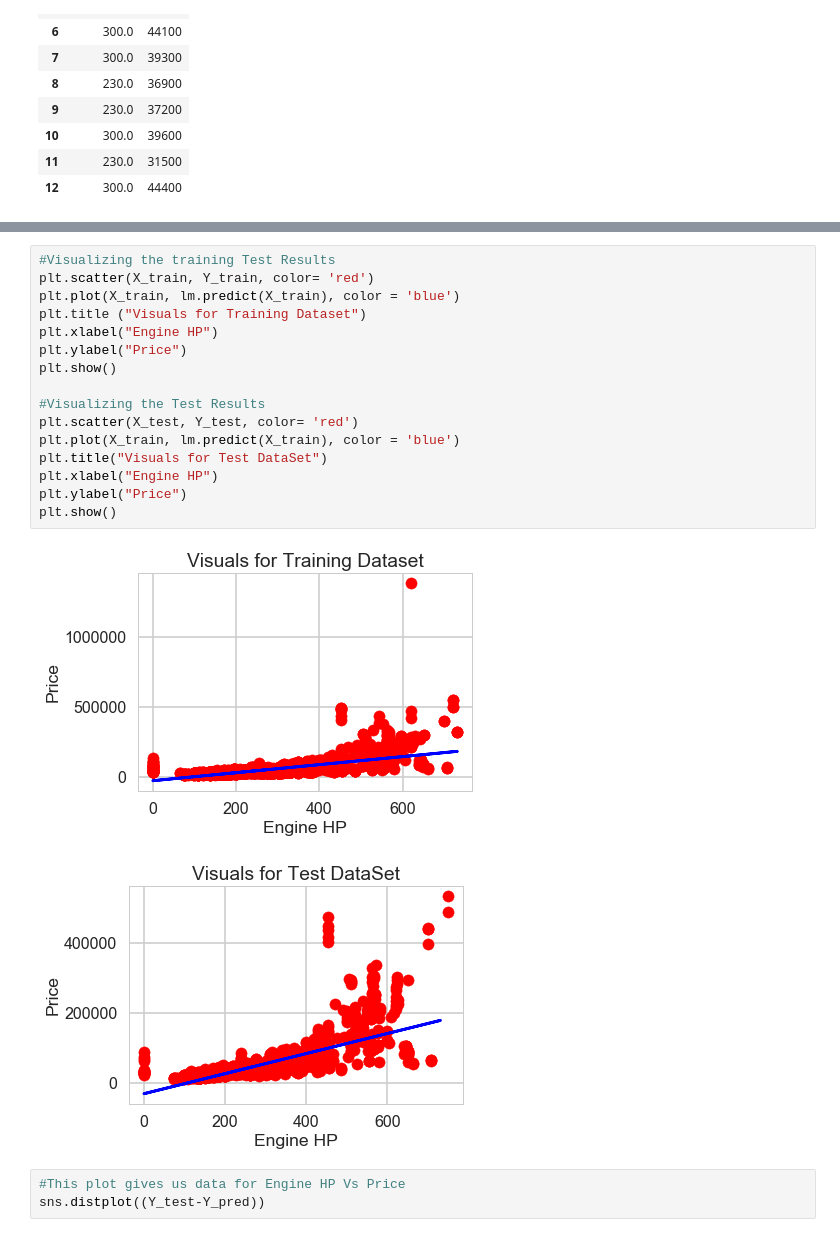
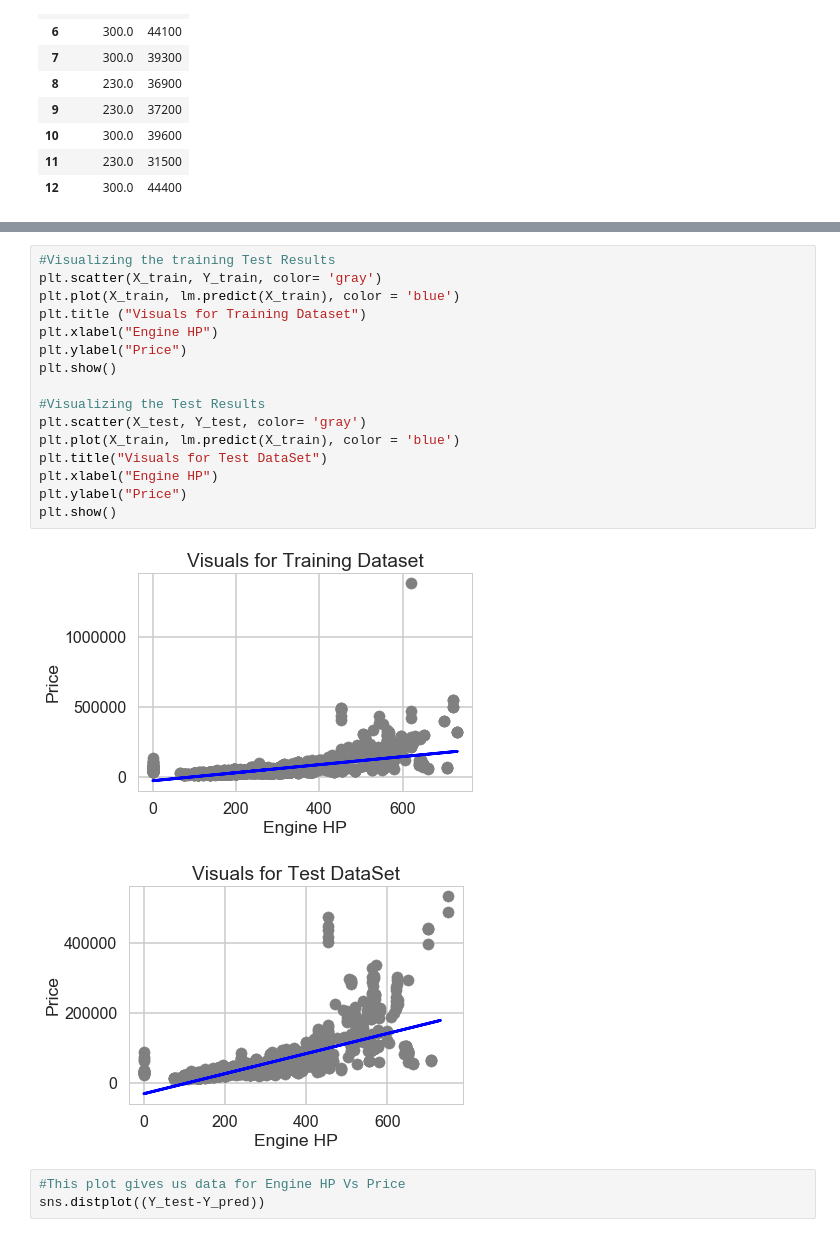
Before and after one commit to pujakb/ML, a Jupyter notebook: LR/LinearRegression.ipynb, the cells around one changed output, grey strips where cells are left out. Cells and saved outputs as stored; diff of their text form.

```diff
--- a/LR/LinearRegression.ipynb
+++ b/LR/LinearRegression.ipynb
@@ -262,22 +247,22 @@ plt.title("Engine HP vs Price");
 # %%
 #Visualizing the training Test Results
-plt.scatter(X_train, Y_train, color= 'red')
+plt.scatter(X_train, Y_train, color= 'gray')
 plt.plot(X_train, lm.predict(X_train), color = 'blue')
 plt.title ("Visuals for Training Dataset")
 plt.xlabel("Engine HP")
 plt.ylabel("Price")
 plt.show()
 
 #Visualizing the Test Results
-plt.scatter(X_test, Y_test, color= 'red')
+plt.scatter(X_test, Y_test, color= 'gray')
 plt.plot(X_train, lm.predict(X_train), color = 'blue')
 plt.title("Visuals for Test DataSet")
 plt.xlabel("Engine HP")
 plt.ylabel("Price")
 plt.show()
 # %% [output]
-[figure, old version]
+[figure, new version]
-[figure, old version]
+[figure, new version]
 # %%
 #This plot gives us data for Engine HP Vs Price
 sns.distplot((Y_test-Y_pred))
```
Also changed, not shown: parts of 15 cells of this notebook.
